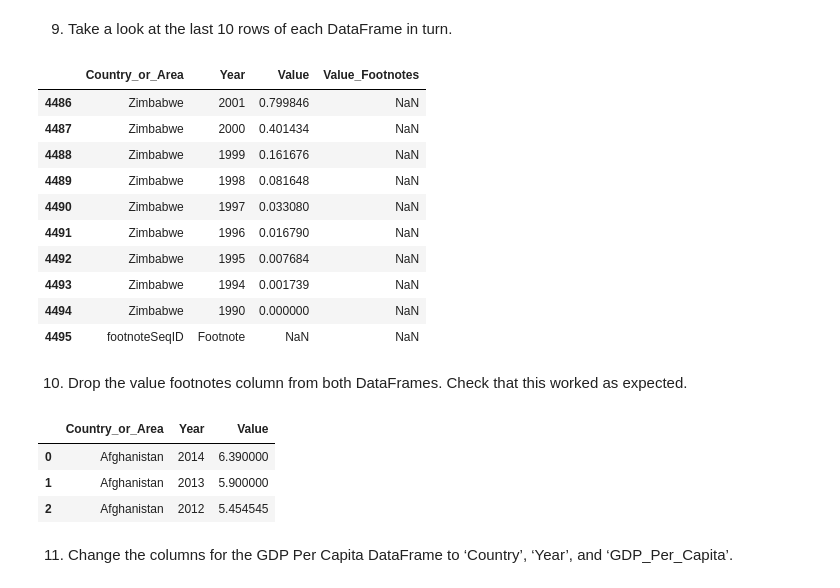
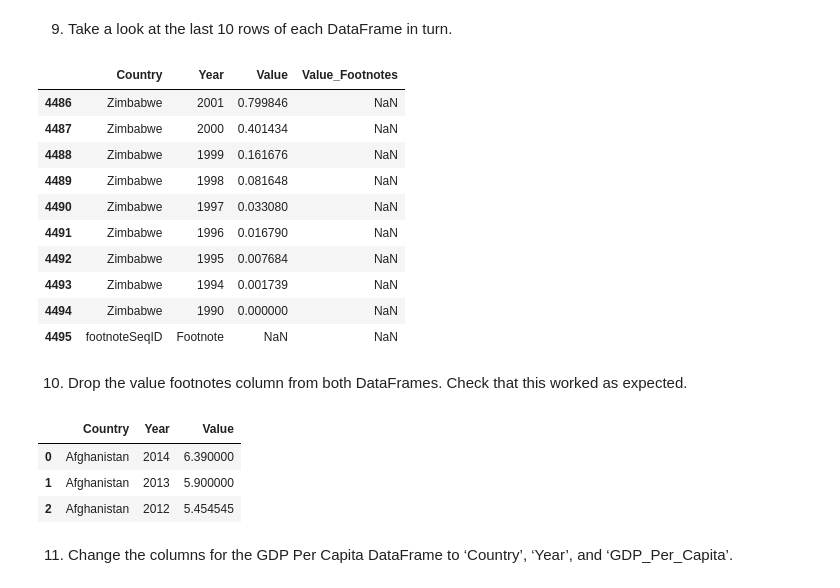
Before and after one commit to Cuiweiyi/gdp-and-internet-usage-Cuiweiyi, a Jupyter notebook: notebooks/Setup for the gdp_percap.ipynb, the cells around one changed output. Cells and saved outputs as stored; diff of their text form; code cells hidden in the pictures.

```diff
--- a/notebooks/Setup for the gdp_percap.ipynb
+++ b/notebooks/Setup for the gdp_percap.ipynb
@@ -36,12 +36,13 @@ info for internet
 #print(gdp_df)
 #print(internet_df)
 #then use a hashtag to comment out the print() and type the columns
-#internet_df.columns = [c.replace(' ', '_') for c in internet_df.columns]
+gdp_df.columns = [c.replace(' ', '_') for c in gdp_df.columns]
+internet_df.columns = [c.replace(' ', '_') for c in internet_df.columns]
 type(gdp_df.Country_or_Area)
 type(gdp_df.Year)
 type(gdp_df.Value)
 
-type(internet_df.Country_or_Area)
+type(internet_df.Country)
 type(internet_df.Year)
 type(internet_df.Value)
 # %% [output]
@@ -52,7 +53,7 @@ pandas.core.series.Series
 gdp_df.tail(10) #start at the head or start at the tail?
 internet_df.tail(10)
 # %% [output]
-|  | Country_or_Area | Year | Value | Value_Footnotes |
+|  | Country | Year | Value | Value_Footnotes |
 | 4486 | Zimbabwe | 2001 | 0.799846 | NaN |
 | 4487 | Zimbabwe | 2000 | 0.401434 | NaN |
 | 4488 | Zimbabwe | 1999 | 0.161676 | NaN |
@@ -66,14 +67,14 @@ internet_df.tail(10)
 # %% [markdown]
 10. Drop the value footnotes column from both DataFrames. Check that this worked as expected.
 # %%
-#del gdp_df['Value_Footnotes']
-#gdp_df.head(10)
+del gdp_df['Value_Footnotes']
+gdp_df.head(10)
 #had a bit of difficulty with this one as I initially attempted gdp_df.pop() and gdp_df.drop(['Value_Footnotes'])
 del internet_df['Value_Footnotes']
 internet_df.head(3)
 #it's easier to comment out one group rathe than run two
 # %% [output]
-|  | Country_or_Area | Year | Value |
+|  | Country | Year | Value |
 | 0 | Afghanistan | 2014 | 6.390000 |
 | 1 | Afghanistan | 2013 | 5.900000 |
 | 2 | Afghanistan | 2012 | 5.454545 |
```
Also changed, not shown: parts of 15 cells of this notebook.
